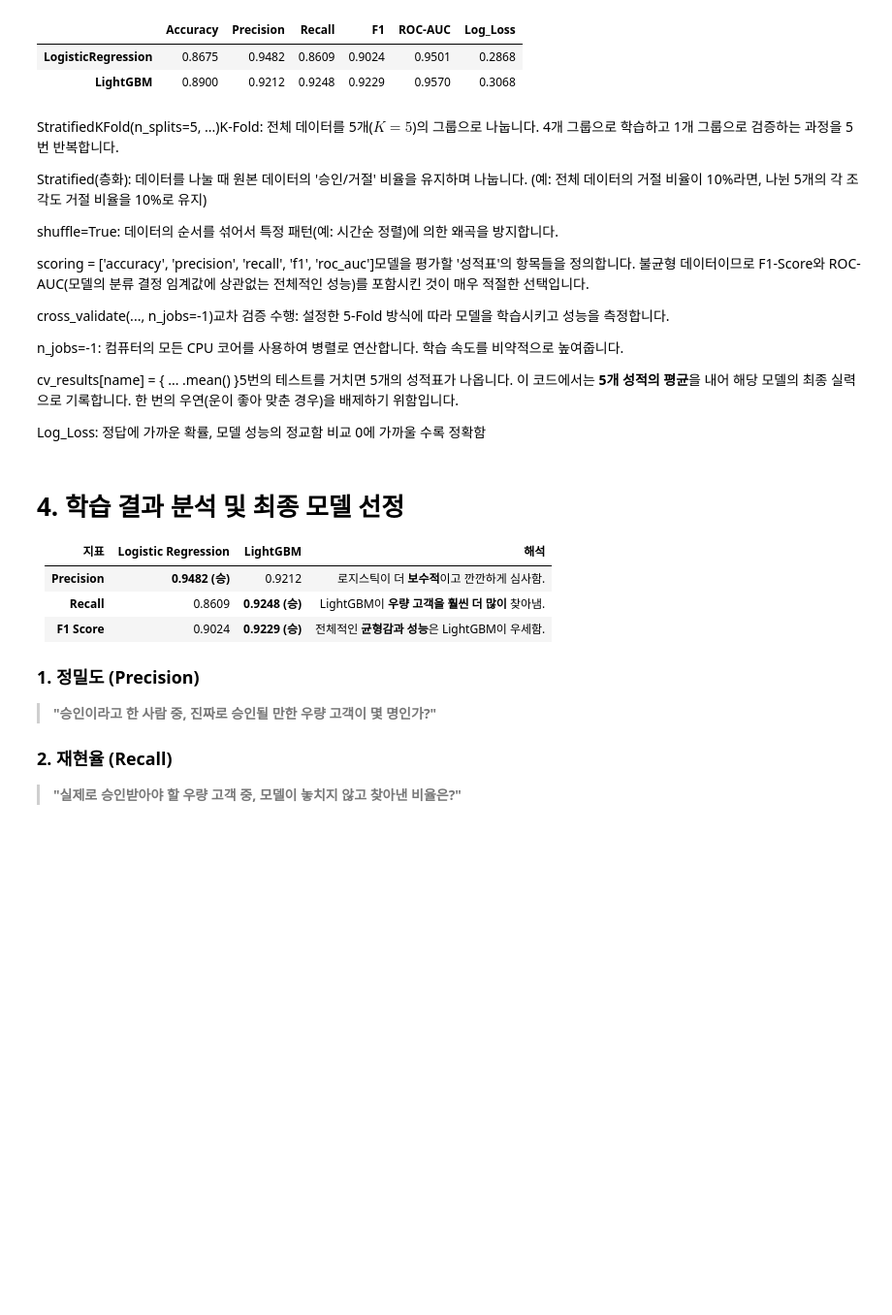
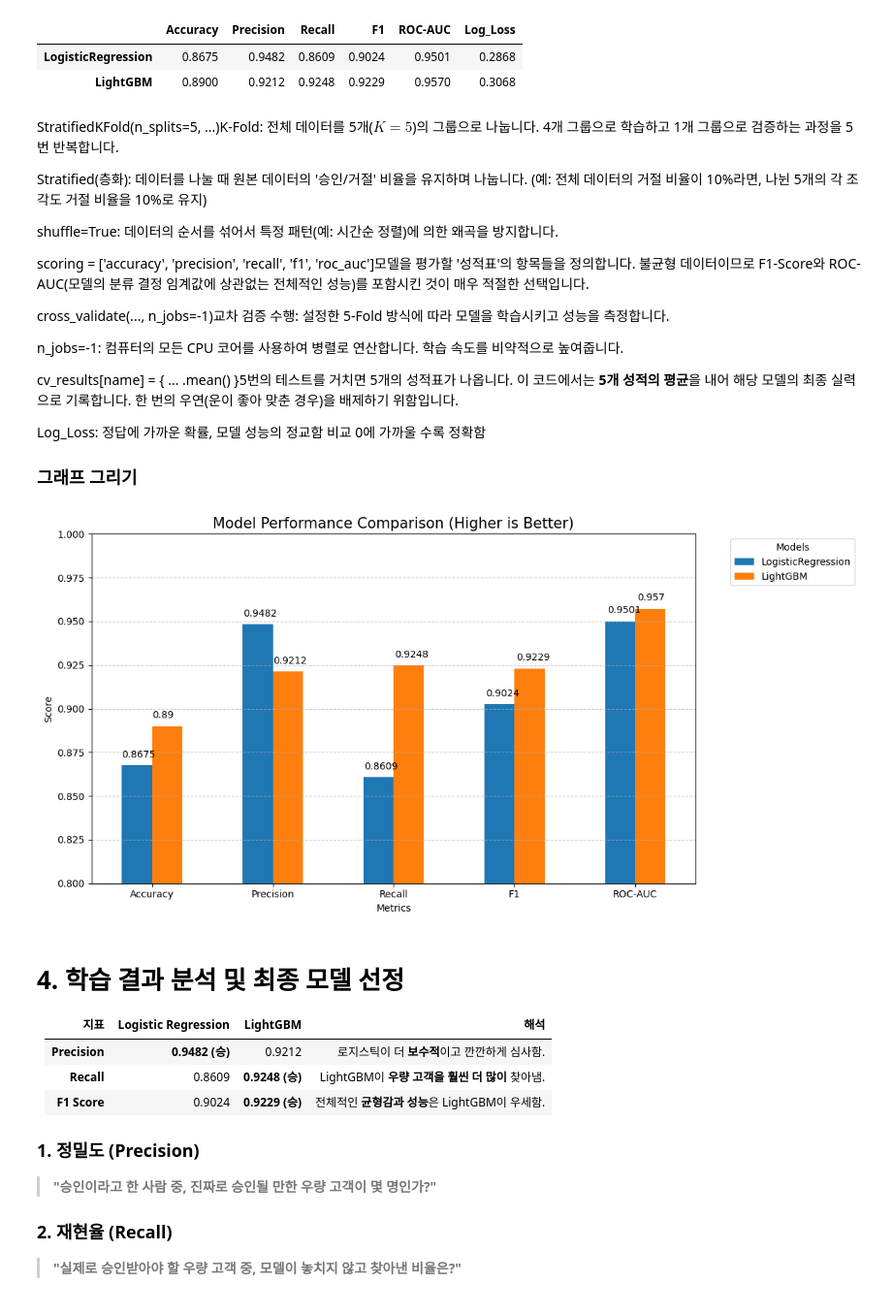
Before and after one commit to SGKwon95/RebootQuest, a Jupyter notebook: Quest1/Q1_AI모델_비교_분석.ipynb, the cells around one changed output. Shown at 97% size. Drawn from its saved outputs; the diff is of its cells as text; code cells hidden in the pictures; blank space fills up the shorter version.

```diff
--- a/Quest1/Q1_AI모델_비교_분석.ipynb
+++ b/Quest1/Q1_AI모델_비교_분석.ipynb
@@ -191,6 +191,29 @@ n_jobs=-1: 컴퓨터의 모든 CPU 코어를 사용하여 병렬로 연산합니
 cv_results[name] = { ... .mean() }5번의 테스트를 거치면 5개의 성적표가 나옵니다. 이 코드에서는 **5개 성적의 평균**을 내어 해당 모델의 최종 실력으로 기록합니다. 한 번의 우연(운이 좋아 맞춘 경우)을 배제하기 위함입니다.
 
 Log_Loss: 정답에 가까운 확률, 모델 성능의 정교함 비교 0에 가까울 수록 정확함
+
+### 그래프 그리기
+# %%
+plot_df = cv_df.drop(columns=['Log_Loss']).T
+
+# 2. 그래프 그리기
+ax = plot_df.plot(kind='bar', figsize=(12, 6), rot=0)
+
+plt.title('Model Performance Comparison (Higher is Better)', fontsize=15)
+plt.ylabel('Score')
+plt.xlabel('Metrics')
+plt.legend(title='Models', bbox_to_anchor=(1.05, 1), loc='upper left')
+plt.grid(axis='y', linestyle='--', alpha=0.7)
+plt.ylim(0.8, 1.0) # 차이를 잘 보기 위해 Y축 범위 조정 (데이터에 맞춰 조절)
+
+# 막대 위에 숫자 표시
+for p in ax.patches:
+    ax.annotate(str(p.get_height()), (p.get_x() * 1.005, p.get_height() * 1.005))
+
+plt.tight_layout()
+plt.show()
+# %% [output]
+[figure, added]
 # %% [markdown]
 # 4. 학습 결과 분석 및 최종 모델 선정
 
```
Also changed, not shown: 1 other file.
